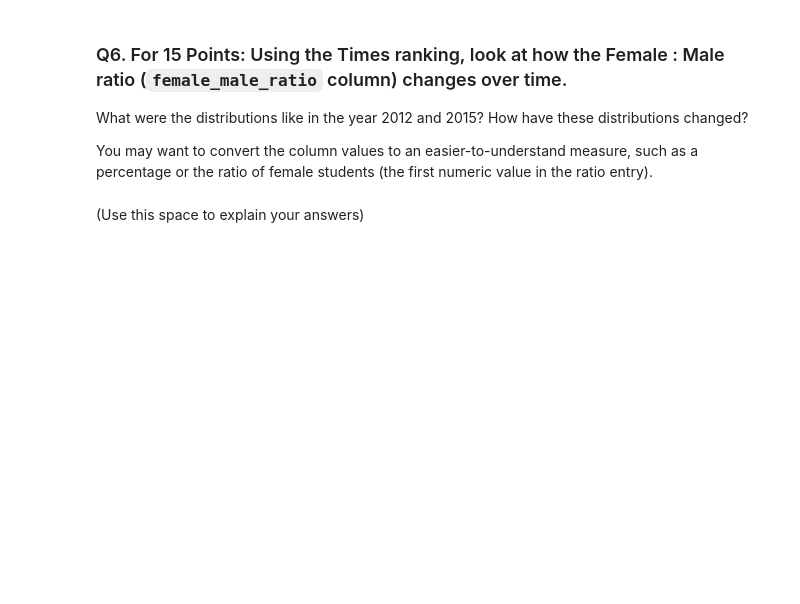
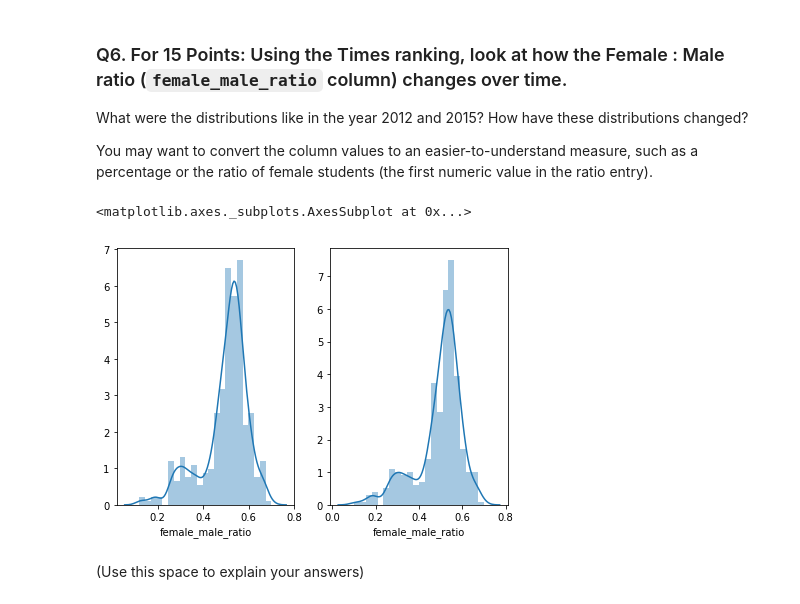
Before and after one commit to tengdann/si618, a Jupyter notebook: 618_HW3.ipynb, the cells around one changed output. Saved outputs shown, nothing was run; the diff lists cells and outputs as text; code cells hidden in the pictures; blank space fills up the shorter version.

```diff
--- a/618_HW3.ipynb
+++ b/618_HW3.ipynb
@@ -226,12 +238,23 @@ You may want to convert the column values to an easier-to-understand measure, su
 # %%
 _times = times[times.female_male_ratio != '-'].copy().dropna()
 
 def convert_ratio(row):
     row['female_male_ratio'] = int(row['female_male_ratio'][0:2])/100
 
     return row['female_male_ratio']
 
 _times['female_male_ratio'] = _times.apply(convert_ratio, axis = 1)
+ratios_2012 = _times[_times.year == 2012].copy().reset_index(drop = True)
+ratios_2015 = _times[_times.year == 2015].copy()
+
+fig, axs = plt.subplots(1,2)
+plt.tight_layout(pad = 0.5, w_pad = 0.5)
+
+sns.distplot(ratios_2012['female_male_ratio'], ax = axs[0])
+sns.distplot(ratios_2015['female_male_ratio'], ax = axs[1])
+# %% [output]
+<matplotlib.axes._subplots.AxesSubplot at 0x...>
+[figure, added]
 # %% [markdown]
 (Use this space to explain your answers)
 # %% [markdown]
```
Also changed, not shown: parts of 3 cells of this notebook.
